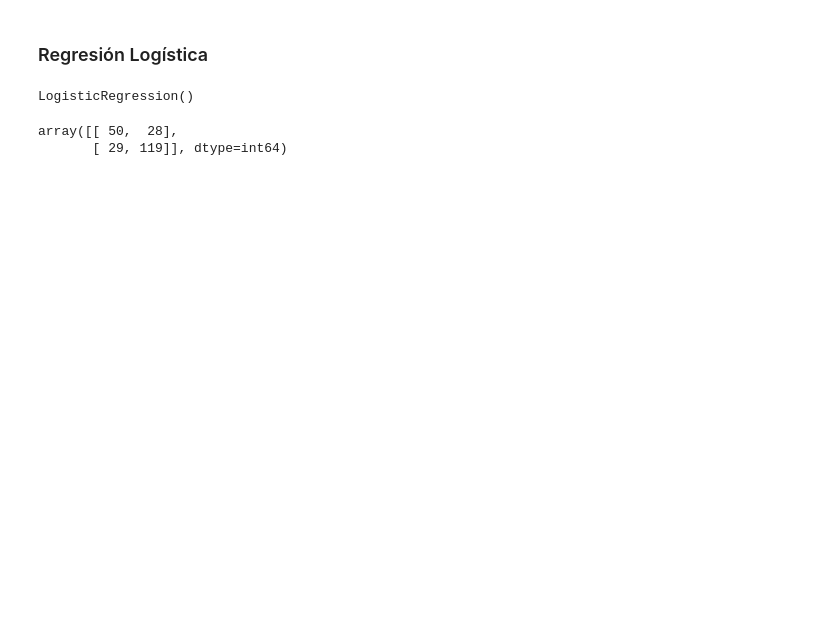
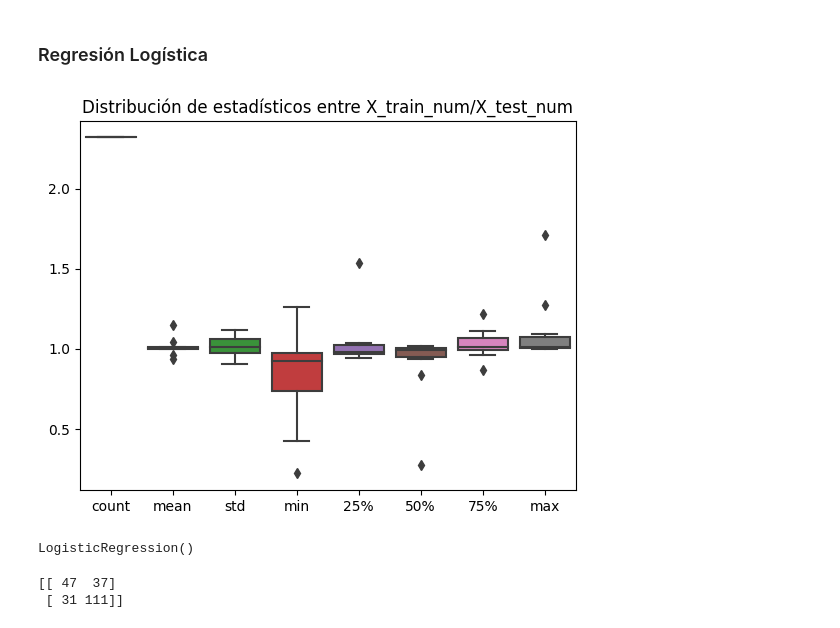
Before and after one commit to manoloacademia/CEIA_Analisis_de_datos, a Jupyter notebook: practica_final/analysis_spotify.ipynb, the cells around one changed output. Cells and saved outputs as stored; diff of their text form; code cells hidden in the pictures; blank space fills up the shorter version.

```diff
--- a/practica_final/analysis_spotify.ipynb
+++ b/practica_final/analysis_spotify.ipynb
@@ -383,5 +391,12 @@ categoricas = ['key', 'mode', 'time_signature']
 X_train_num = X_train[numericas]
 X_test_num = X_test[numericas]
+# %%
+to_plot = X_train_num.describe().T / X_test_num.describe().T
+sns.boxplot(to_plot)
+plt.title("Distribución de estadísticos entre X_train_num/X_test_num")
+plt.show()
+# %% [output]
+[figure, added]
 # %%
 # Entrenamos el modelo con este dataset
 log_reg.fit(X_train_num, y_train)
@@ -393,10 +408,10 @@ y_hat = log_reg.predict(X_test_num)
 # %%
 # Vamos a ver cómo salió la clasificación
 cm = confusion_matrix(y_test, y_hat)
-display(cm)
+print(cm)
 # %% [output]
-array([[ 50,  28],
-       [ 29, 119]], dtype=int64)
+[[ 47  37]
+ [ 31 111]]
 # %%
 cr = classification_report(y_test, y_hat)
 print(cr)
```
Also changed, not shown: parts of 21 cells of this notebook.
